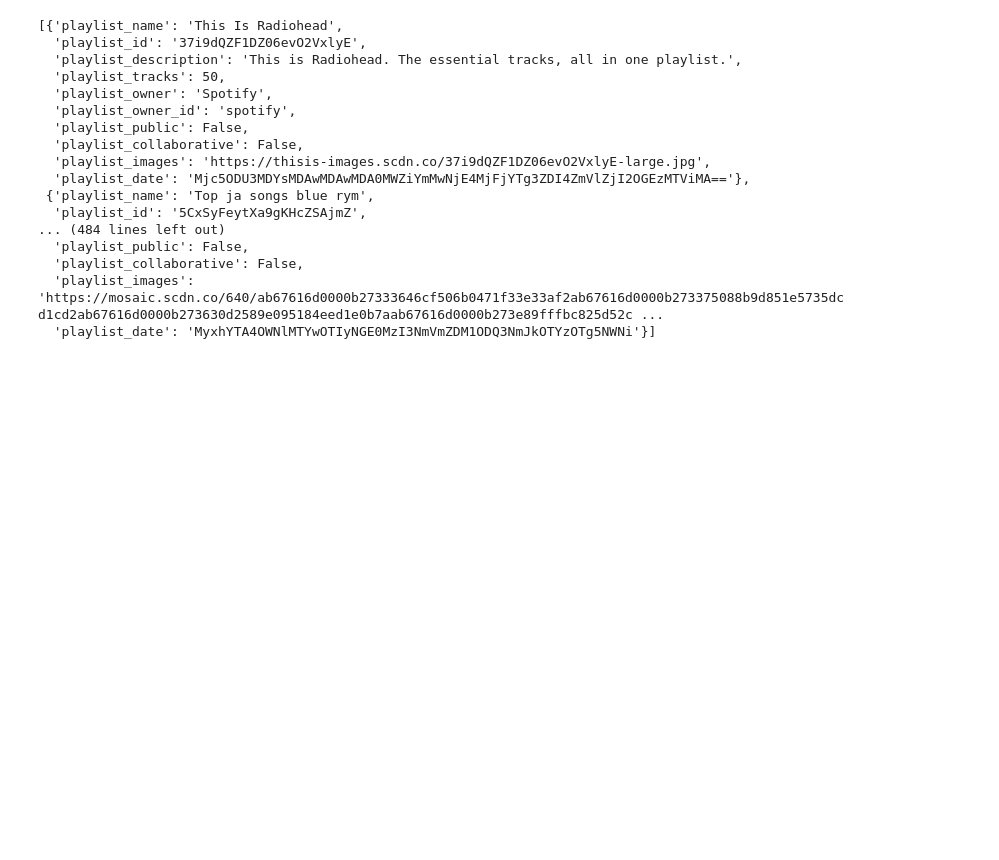
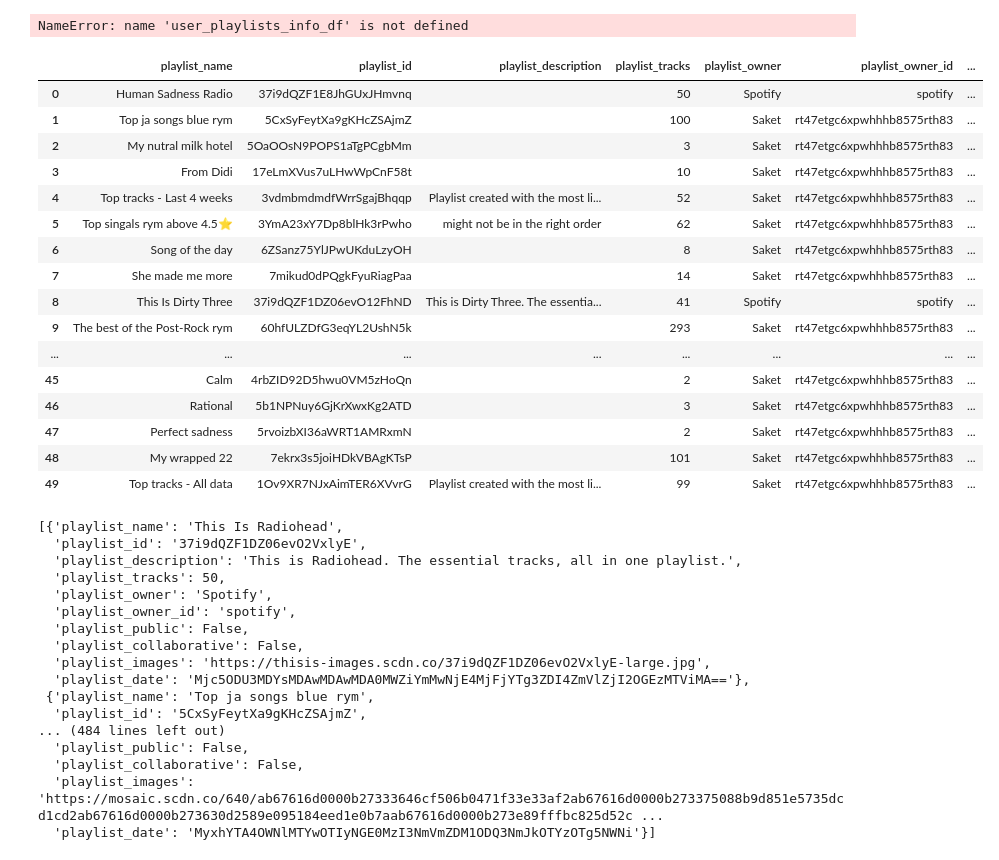
Before and after one commit to saketthakur001/Project_spotify, a Jupyter notebook: main.ipynb, the cells around one changed output. Cells and saved outputs as stored; diff of their text form; code cells hidden in the pictures; blank space fills up the shorter version.

Commit message:
"added user_playlists_info"

```diff
--- a/main.ipynb
+++ b/main.ipynb
@@ -341,11 +341,48 @@ def get_user_playlists_info():
         user_playlists_info.append(playlist_info)
     return user_playlists_info
 
-# stores the user's playlists in a csv file
+# at the top of the df add a raw with current date and time and leave all the other columns empty
+# def add_date_row(df):
+#     # get the current date and time
+#     date = datetime.datetime.now()
+#     # convert the date and time to a string
+#     date = date.strftime("%Y-%m-%d %H:%M:%S")
+#     # create a new row with the date and time
+#     new_row = pd.DataFrame({'date': date}, index=[0])
+#     # add the new row to the top of the dataframe
+#     df = pd.concat([new_row, df]).reset_index(drop=True)
+#     return df
+
 def store_user_playlists_info():
     user_playlists_info = get_user_playlists_info()
-    user_playlists_info_df = pd.DataFrame(user_playlists_info)
-    user_playlists_info_df.to_csv('user_playlists_info.csv', index=False)
+    df = pd.DataFrame(user_playlists_info)
+    # add a column with the current date and time
+    df['date'] = datetime.datetime.now()
+    df.to_csv('user_playlists_info.csv', index=False)
+
+store_user_playlists_info()
+# %% [output]
+NameError: name 'user_playlists_info_df' is not defined
+# %%
+df
+# %% [output]
+|  | playlist_name | playlist_id | playlist_description | playlist_tracks | playlist_owner | playlist_owner_id | ... |
+| 0 | Human Sadness Radio | 37i9dQZF1E8JhGUxJHmvnq |  | 50 | Spotify | spotify | ... |
+| 1 | Top ja songs blue rym | 5CxSyFeytXa9gKHcZSAjmZ |  | 100 | Saket | rt47etgc6xpwhhhb8575rth83 | ... |
+| 2 | My nutral milk hotel | 5OaOOsN9POPS1aTgPCgbMm |  | 3 | Saket | rt47etgc6xpwhhhb8575rth83 | ... |
+| 3 | From Didi | 17eLmXVus7uLHwWpCnF58t |  | 10 | Saket | rt47etgc6xpwhhhb8575rth83 | ... |
+| 4 | Top tracks - Last 4 weeks | 3vdmbmdmdfWrrSgajBhqqp | Playlist created with the most li... | 52 | Saket | rt47etgc6xpwhhhb8575rth83 | ... |
+| 5 | Top singals rym above 4.5⭐ | 3YmA23xY7Dp8blHk3rPwho | might not be in the right order | 62 | Saket | rt47etgc6xpwhhhb8575rth83 | ... |
+| 6 | Song of the day | 6ZSanz75YlJPwUKduLzyOH |  | 8 | Saket | rt47etgc6xpwhhhb8575rth83 | ... |
+| 7 | She made me more | 7mikud0dPQgkFyuRiagPaa |  | 14 | Saket | rt47etgc6xpwhhhb8575rth83 | ... |
+| 8 | This Is Dirty Three | 37i9dQZF1DZ06evO12FhND | This is Dirty Three. The essentia... | 41 | Spotify | spotify | ... |
+| 9 | The best of the Post-Rock rym | 60hfULZDfG3eqYL2UshN5k |  | 293 | Saket | rt47etgc6xpwhhhb8575rth83 | ... |
+| ... | ... | ... | ... | ... | ... | ... | ... |
+| 45 | Calm | 4rbZID92D5hwu0VM5zHoQn |  | 2 | Saket | rt47etgc6xpwhhhb8575rth83 | ... |
+| 46 | Rational | 5b1NPNuy6GjKrXwxKg2ATD |  | 3 | Saket | rt47etgc6xpwhhhb8575rth83 | ... |
+| 47 | Perfect sadness | 5rvoizbXI36aWRT1AMRxmN |  | 2 | Saket | rt47etgc6xpwhhhb8575rth83 | ... |
+| 48 | My wrapped 22 | 7ekrx3s5joiHDkVBAgKTsP |  | 101 | Saket | rt47etgc6xpwhhhb8575rth83 | ... |
+| 49 | Top tracks - All data | 1Ov9XR7NJxAimTER6XVvrG | Playlist created with the most li... | 99 | Saket | rt47etgc6xpwhhhb8575rth83 | ... |
 # %%
 tracks_info = get_recommendations_info(["79S80ZWgVhIPMCHuvl6SkA"], ["post-rock"], ["05JqOBN6XW4eFUVQlgR0I3"])
 # %%
```
Also changed, not shown: parts of 1 cell of this notebook, 1 other file.
